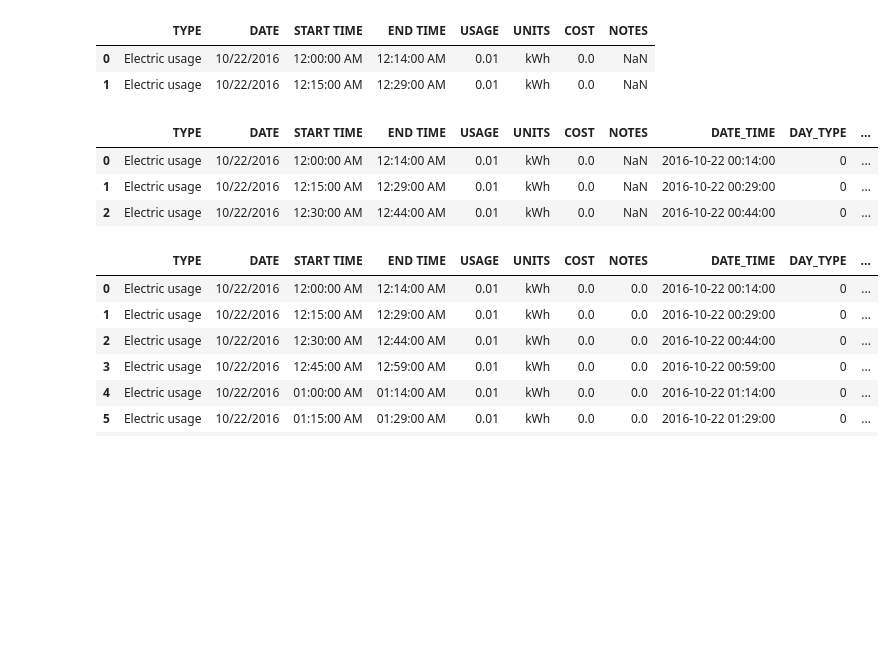
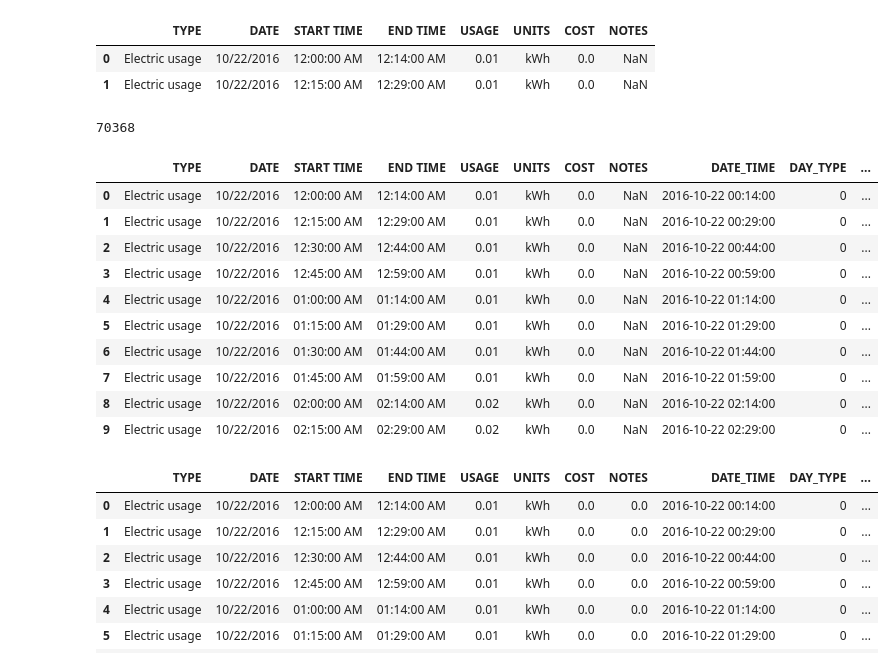
Before and after one commit to sanjaytharagesh31/IBM-hackathon, a Jupyter notebook: LSTM/forecast.ipynb, the cells around one changed output. Saved outputs shown, nothing was run; the diff lists cells and outputs as text; code cells hidden in the pictures; blank space fills up the shorter version.

```diff
--- a/LSTM/forecast.ipynb
+++ b/LSTM/forecast.ipynb
@@ -22,11 +23,24 @@ data["DAY_TYPE"] = data.DATE_TIME.apply(lambda x: 1 if x.dayofweek > 5 else 0  )
 cal = calendar()
 holidays = cal.holidays(start = data.DATE_TIME.min(), end = data.DATE_TIME.max())
 data["IS_HOLIDAY"] = data.DATE_TIME.isin(holidays)
+# %%
+data.shape[0] #number of rows
+# %% [output]
+70368
+# %%
+data["IS_RAIN"] = np.random.randint(2, size=data.shape[0])
 # %%
-data.head(3)
+data.head(10)
 # %% [output]
 |  | TYPE | DATE | START TIME | END TIME | USAGE | UNITS | COST | NOTES | DATE_TIME | DAY_TYPE | ... |
 | 0 | Electric usage | 10/22/2016 | 12:00:00 AM | 12:14:00 AM | 0.01 | kWh | 0.0 | NaN | 2016-10-22 00:14:00 | 0 | ... |
 | 1 | Electric usage | 10/22/2016 | 12:15:00 AM | 12:29:00 AM | 0.01 | kWh | 0.0 | NaN | 2016-10-22 00:29:00 | 0 | ... |
 | 2 | Electric usage | 10/22/2016 | 12:30:00 AM | 12:44:00 AM | 0.01 | kWh | 0.0 | NaN | 2016-10-22 00:44:00 | 0 | ... |
+| 3 | Electric usage | 10/22/2016 | 12:45:00 AM | 12:59:00 AM | 0.01 | kWh | 0.0 | NaN | 2016-10-22 00:59:00 | 0 | ... |
+| 4 | Electric usage | 10/22/2016 | 01:00:00 AM | 01:14:00 AM | 0.01 | kWh | 0.0 | NaN | 2016-10-22 01:14:00 | 0 | ... |
+| 5 | Electric usage | 10/22/2016 | 01:15:00 AM | 01:29:00 AM | 0.01 | kWh | 0.0 | NaN | 2016-10-22 01:29:00 | 0 | ... |
+| 6 | Electric usage | 10/22/2016 | 01:30:00 AM | 01:44:00 AM | 0.01 | kWh | 0.0 | NaN | 2016-10-22 01:44:00 | 0 | ... |
+| 7 | Electric usage | 10/22/2016 | 01:45:00 AM | 01:59:00 AM | 0.01 | kWh | 0.0 | NaN | 2016-10-22 01:59:00 | 0 | ... |
+| 8 | Electric usage | 10/22/2016 | 02:00:00 AM | 02:14:00 AM | 0.02 | kWh | 0.0 | NaN | 2016-10-22 02:14:00 | 0 | ... |
+| 9 | Electric usage | 10/22/2016 | 02:15:00 AM | 02:29:00 AM | 0.02 | kWh | 0.0 | NaN | 2016-10-22 02:29:00 | 0 | ... |
 # %%
```
Also changed, not shown: parts of 18 cells of this notebook, 13 other files.
